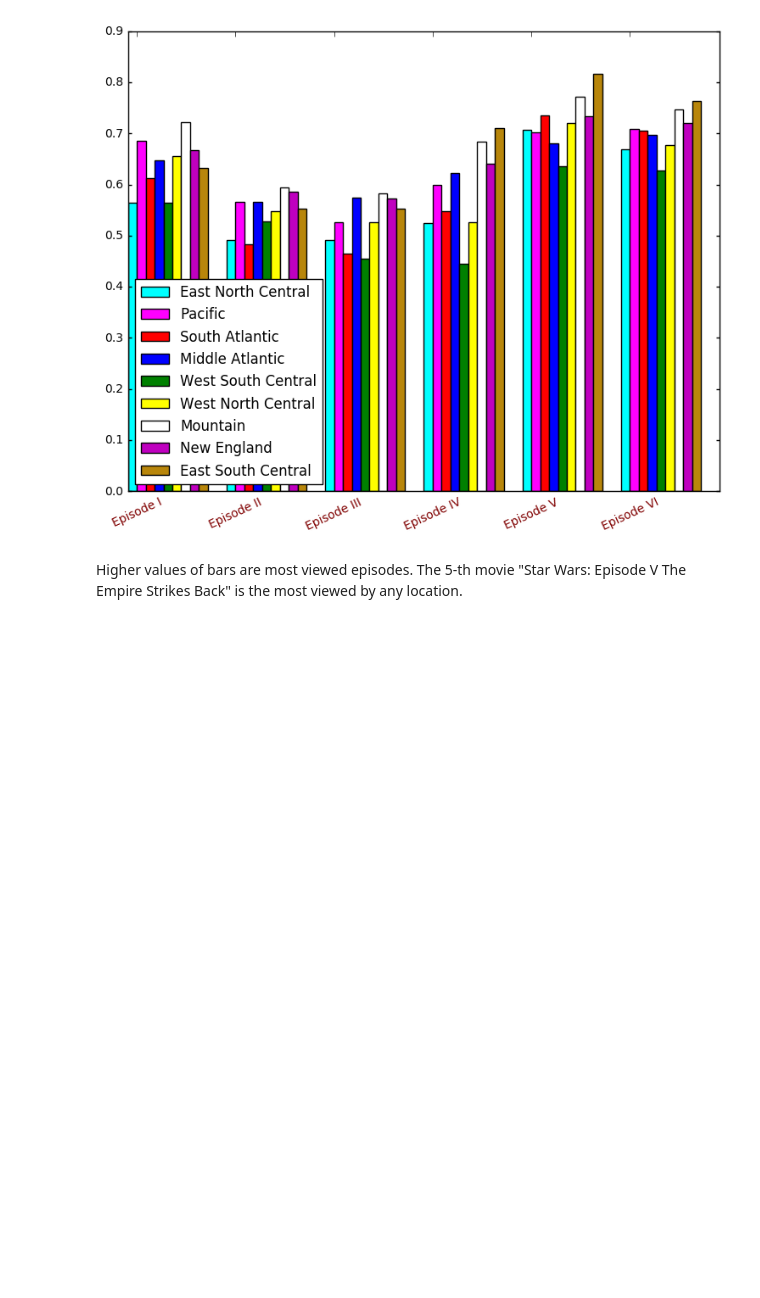
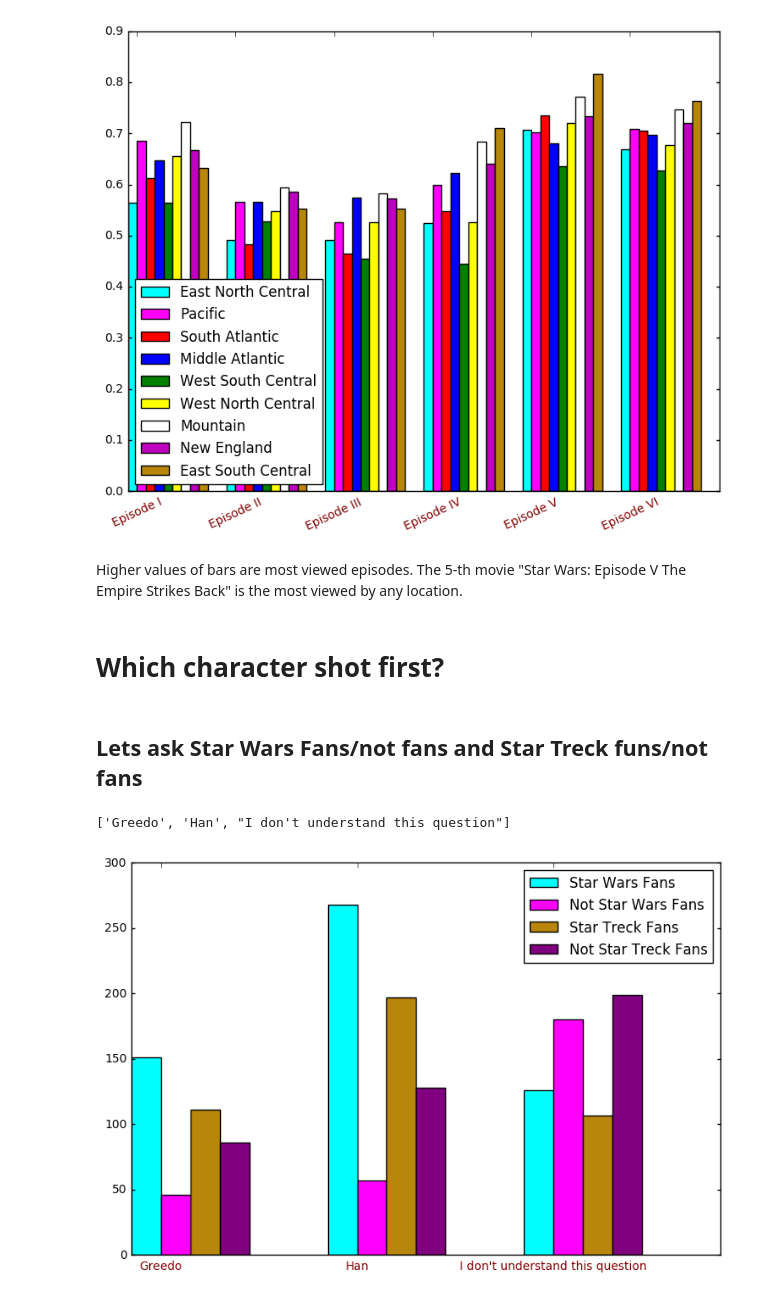
Before and after one commit to KiselevMaxim/data_explorer, a Jupyter notebook: StarWars-survey.ipynb, the cells around one changed output. Cells and saved outputs as stored; diff of their text form; code cells hidden in the pictures; blank space fills up the shorter version.

Commit message:
Added plots with answer Which character shot first?

```diff
--- a/StarWars-survey.ipynb
+++ b/StarWars-survey.ipynb
@@ -358,3 +358,55 @@ plt.show()
 [figure]
 # %% [markdown]
 Higher values of bars are most viewed episodes. The 5-th movie "Star Wars: Episode V The Empire Strikes Back" is the most viewed by any location.
+# %% [markdown]
+# Which character shot first?
+# %% [markdown]
+## Lets ask Star Wars Fans/not fans and Star Treck funs/not fans
+# %%
+list(df_notfan_charshot.index.values)
+# %% [output]
+['Greedo', 'Han', "I don't understand this question"]
+# %%
+# get character shot first
+fan_charshot       = fan['Which character shot first?'].value_counts()
+notfan_charshot    = notfan['Which character shot first?'].value_counts()
+st_fan_charshot    = st_fan['Which character shot first?'].value_counts()
+st_notfan_charshot = st_notfan['Which character shot first?'].value_counts()
+
+# make dataframe from series
+df_fan_charshot       = fan_charshot.to_frame()
+df_notfan_charshot    = notfan_charshot.to_frame()
+df_st_fan_charshot    = st_fan_charshot.to_frame()
+df_st_notfan_charshot = st_notfan_charshot.to_frame()
+# make same order
+df_fan_charshot.sort_index(axis=0, level=None, ascending=True, inplace=True)
+df_notfan_charshot.sort_index(axis=0, level=None, ascending=True, inplace=True)
+df_st_fan_charshot.sort_index(axis=0, level=None, ascending=True, inplace=True)
+df_st_notfan_charshot.sort_index(axis=0, level=None, ascending=True, inplace=True)
+
+width = 0.15
+
+# Get some common plot configuration
+def cute_labels2(ax, labels_count, xlabel_names, width):
+    ax.set_xticks(np.arange(labels_count) + width)
+    ax.set_xticklabels(xlabel_names)
+    for label in ax.xaxis.get_ticklabels():
+        label.set_color('Maroon')
+        label.set_rotation(0)
+        label.set_fontsize(10)
+    for line in ax.yaxis.get_ticklines():
+        line.set_markersize(3)
+        line.set_markeredgewidth(1)
+
+fig = plt.figure(figsize=(9, 6))
+ax = fig.add_subplot(111)
+rects1 = ax.bar(np.arange(3), df_fan_charshot[df_fan_charshot.columns[0]], width,  color = 'cyan')
+rects2 = ax.bar(np.arange(3) + width, df_notfan_charshot[df_notfan_charshot.columns[0]], width, color = 'magenta')
+rects3 = ax.bar(np.arange(3) + 2*width, df_st_fan_charshot[df_st_fan_charshot.columns[0]], width,  color = 'darkgoldenrod')
+rects4 = ax.bar(np.arange(3) + 3*width, df_st_notfan_charshot[df_st_notfan_charshot.columns[0]], width, color = 'purple')
+cute_labels2(ax, 3, list(df_notfan_charshot.index.values), width)
+
+plt.legend((rects1[0], rects2[0], rects3[0], rects4[0]), ('Star Wars Fans', 'Not Star Wars Fans', 'Star Treck Fans', 'Not Star Treck Fans'), loc='upper right')
+plt.show()
+# %% [output]
+[figure, added]
```
Also changed, not shown: parts of 6 cells of this notebook.
